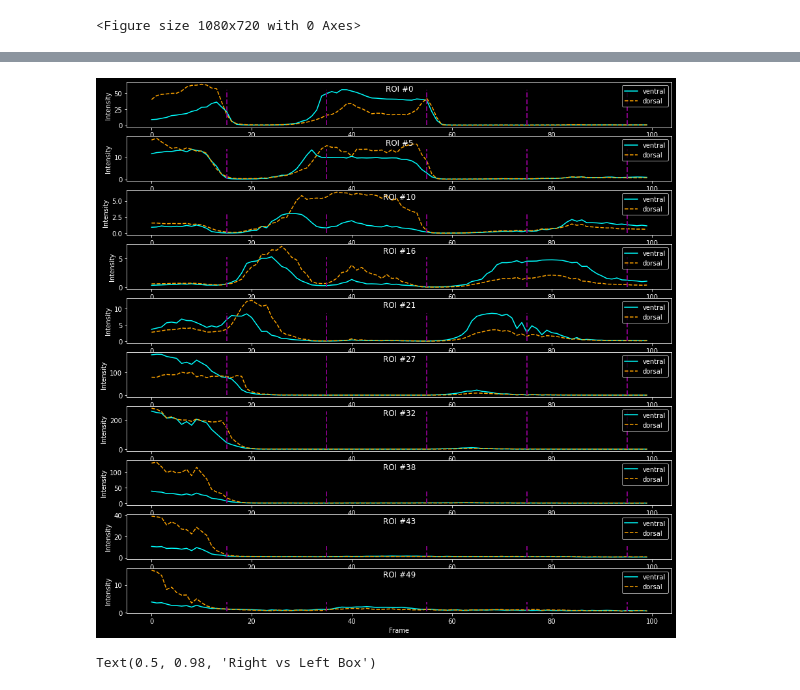
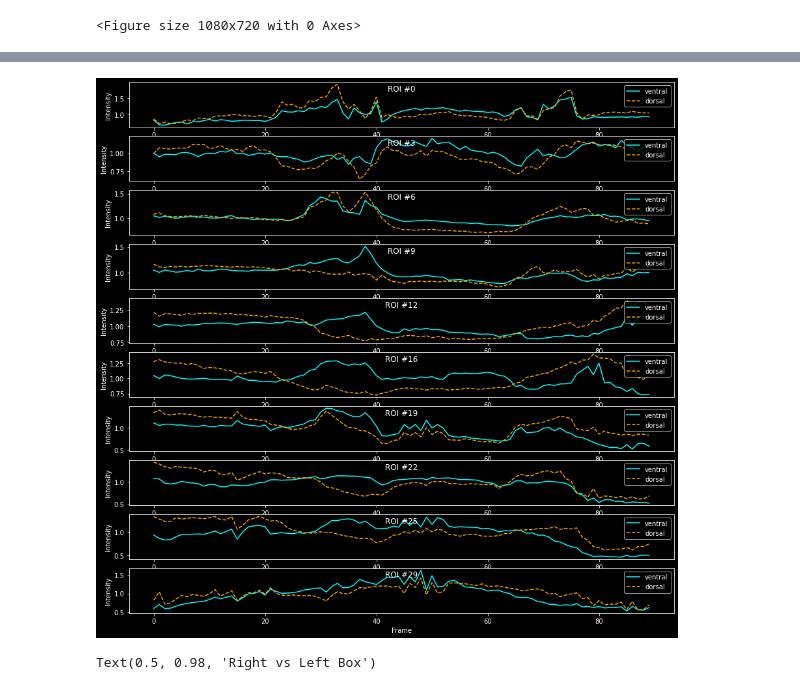
Before and after one commit to SaraLab-Group/m25-napari, a Jupyter notebook: notebooks/SKELETON_0507_ZW495_9.ipynb, the cells around one changed output, grey strips where cells are left out. Drawn from its saved outputs; the diff is of its cells as text; code cells hidden in the pictures.

```diff
--- a/notebooks/SKELETON_0507_ZW495_9.ipynb
+++ b/notebooks/SKELETON_0507_ZW495_9.ipynb
@@ -303,14 +317,14 @@ Text(0.5, 0, 'Time')
 select_coords =[]
 layer_boxes = []
 i=0
-n_interpol = 5
+n_interpol = 30
 for k in range(len(sk_skeleton)):
     coords =sk_skeleton[k].path_coordinates(0)
     interp_coord = au.interpolate_skeleton(coords,n_interpol)
     for c_num in range(interp_coord.shape[0]):
         select_coords.append([k,i,interp_coord[c_num,1],interp_coord[c_num,2]])
         if c_num<(interp_coord.shape[0]-1):
-            left_box, right_box  = au.create_skeleton_box(interp_coord[c_num,1:], interp_coord[c_num+1,1:],side='LR',width=100)
+            left_box, right_box  = au.create_skeleton_box(interp_coord[c_num,1:], interp_coord[c_num+1,1:],side='LR',width=50,offset=8)
             two_column = np.zeros((4,2))
             left_box = np.hstack((two_column,left_box))
             right_box = np.hstack((two_column,right_box))
@@ -362,4 +344,0 @@ def crop_rot_rect(img , rect):
-# %%
-rect= ventral[1,:,2:]
-print(rect)
-print(rect[:,[1,0]])
@@ -575,20 +401,20 @@ r_dorsal = np.zeros((t,n_interpol,3))
 ventral = layer_boxes[:,0]
 dorsal = layer_boxes[:,1]
 nbox,_,_ = ventral.shape
-top_percent= 0.8  #top percent of the pixels
+top_percent= 0.7  #top percent of the pixels
 
 roi_vStack = []
 
 for v in range(nbox):
     img_tp = int(ventral[v,0,0])
-    roi_v = crop_rot_rect(crop_stack[img_tp,0],ventral[v,:,2:])
+    roi_v = getSubImage(crop_stack[img_tp,0],ventral[v,:,2:])
     roi_vStack.append([roi_v])
     roi_vf= roi_v.flatten()
     #taking only 50-80% of the pixels to prevent artifacts from hitting the edge or deformation of muscle
     idx =round(roi_v.size*top_percent)
     ft_v= roi_vf[roi_vf.argsort()[-idx:]].mean()
 
-    roi_d = crop_rot_rect(crop_stack[img_tp,0],dorsal[v,:,2:])
+    roi_d = getSubImage(crop_stack[img_tp,0],dorsal[v,:,2:])
     roi_df= roi_d.flatten()
     #taking only 50-80% of the pixels to prevent artifacts from hitting the edge or deformation of muscle
     idx =round(roi_d.size*top_percent)
@@ -665,0 +455,8 @@ for v in range(nbox):
+# %%
+plt.figure(figsize= (20,10))
+plt.rcParams['axes.titley'] = 1.0    # y is in axes-relative coordinates.
+plt.rcParams['axes.titlepad'] = 15 # pad is in points...
+plt.plot(dorsoventral_diff)
+plt.title("Dorsoventral Differences dorsal vs ventral n_pts={}".format(n_interpol))
+plt.xlabel("Frames")
+plt.ylabel('Dorsovental Difference')
@@ -733,36 +539,36 @@ n=20
 s=2
 box_id = 10
 k=0
 n_pt =10
 # n_interpol =50
 pt_list =np.linspace(0,n_interpol-1,10).astype(int)
 f_list = [15,35,55,75,95]
-
+# print(pt_list)
 
 roi_plt_ventral = np.reshape(ventral,(int(nbox/n_interpol),n_interpol,4,4))
 roi_plt_dorsal= np.reshape(dorsal,(int(nbox/n_interpol),n_interpol,4,4))
 # print(pt_list)
 # fig, axs = plt.subplots(nrows=2, ncols=1,sharey=True, figsize=(5,3))
 plt.rcParams['axes.titley'] = 1.0    # y is in axes-relative coordinates.
 plt.rcParams['axes.titlepad'] = -14  # pad is in points...
 fig, axs = plt.subplots(nrows=n_pt, ncols=1, figsize=(15,15))
 for i, n_pt in enumerate(pt_list):
     coords =sk_skeleton[n_pt].path_coordinates(0)
     angles  = au.skeleton_to_angle(coords,theta_dims=n_interpol)
     axs[i].plot(r_ventral[:,n_pt,s], label='ventral', linestyle='-',color='cyan')
     axs[i].plot(r_dorsal[:,n_pt,s], label='dorsal', linestyle='--',color='orange')
     axs[i].legend(loc='upper right')
     axs[i].set_title('ROI #{}'.format(n_pt))
     axs[i].set_ylabel('Intensity')
     axs[i].set_xlabel('Frame')
-    axs[i].vlines(x=f_list, ymin=r_ventral[:,n_pt,s].min(), ymax=r_ventral[:,n_pt,s].max(), colors='purple', ls='--', lw=2, label='vline_multiple - full height')
+    # axs[i].vlines(x=pt_list, ymin=r_ventral[:,n_pt,s].min(), ymax=r_ventral[:,n_pt,s].max(), colors='purple', ls='--', lw=2, label='vline_multiple - full height')
 
 
 
     viewer.add_shapes(roi_plt_ventral[:,n_pt,], name='ROI {} '.format(n_pt), face_color='cyan')
     viewer.add_shapes(roi_plt_dorsal[:,n_pt,], name='ROI {} '.format(n_pt), face_color='orange')
 # %% [output]
-[figure, old version]
+[figure, new version]
 # %%
 #Plotting Interpolated Points Intensity and Angle for different timepoints
 n=20
```
Also changed, not shown: parts of 35 cells of this notebook.
